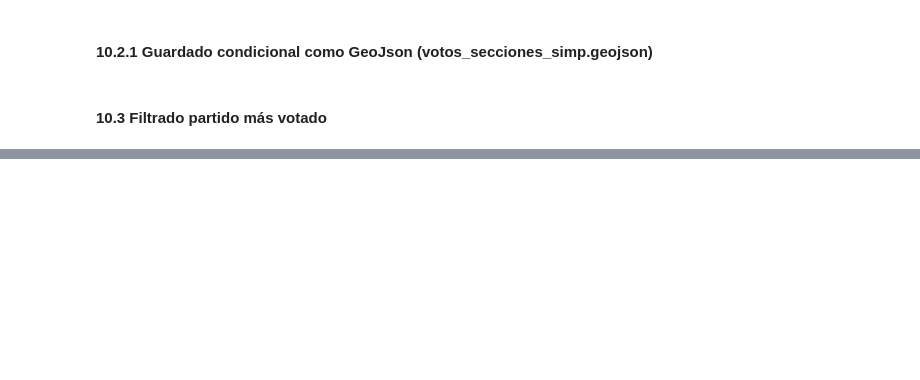
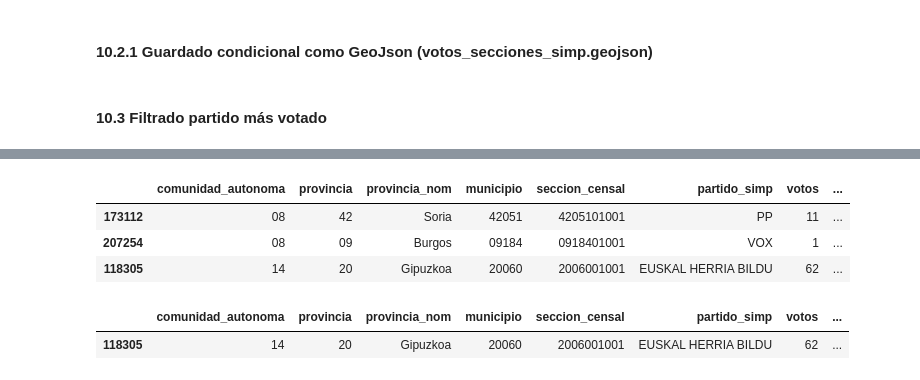
Before and after one commit to juanenrique92/spanish_elections_results, a Jupyter notebook: spanish_elections_results.ipynb, the cells around one changed output, grey strips where cells are left out. Saved outputs shown, nothing was run; the diff lists cells and outputs as text; code cells hidden in the pictures; blank space fills up the shorter version.

```diff
--- a/spanish_elections_results.ipynb
+++ b/spanish_elections_results.ipynb
@@ -684,0 +695,15 @@ if save_as_shapefile and save_simplificados:
+# %%
+win_partie_census = all_parties_simp_census.sort_values(by=['porcentaje_voto_secc'], ascending=False)
+win_partie_census = win_partie_census.drop_duplicates(subset=['comunidad_autonoma', 'provincia', 'provincia_nom', 'municipio', 'seccion_censal',
+                                           'geo_seccion_censal', 'geo_municipio_nom', 'geo_comunidad_autonoma_nom', 'geometry'])
+win_partie_census.head(3)
+# %% [output]
+|  | comunidad_autonoma | provincia | provincia_nom | municipio | seccion_censal | partido_simp | votos | ... |
+| 173112 | 08 | 42 | Soria | 42051 | 4205101001 | PP | 11 | ... |
+| 207254 | 08 | 09 | Burgos | 09184 | 0918401001 | VOX | 1 | ... |
+| 118305 | 14 | 20 | Gipuzkoa | 20060 | 2006001001 | EUSKAL HERRIA BILDU | 62 | ... |
+# %%
+win_partie_census[win_partie_census['geo_seccion_censal']=='2006001001']
+# %% [output]
+|  | comunidad_autonoma | provincia | provincia_nom | municipio | seccion_censal | partido_simp | votos | ... |
+| 118305 | 14 | 20 | Gipuzkoa | 20060 | 2006001001 | EUSKAL HERRIA BILDU | 62 | ... |
```
Also changed, not shown: parts of 11 cells of this notebook.
